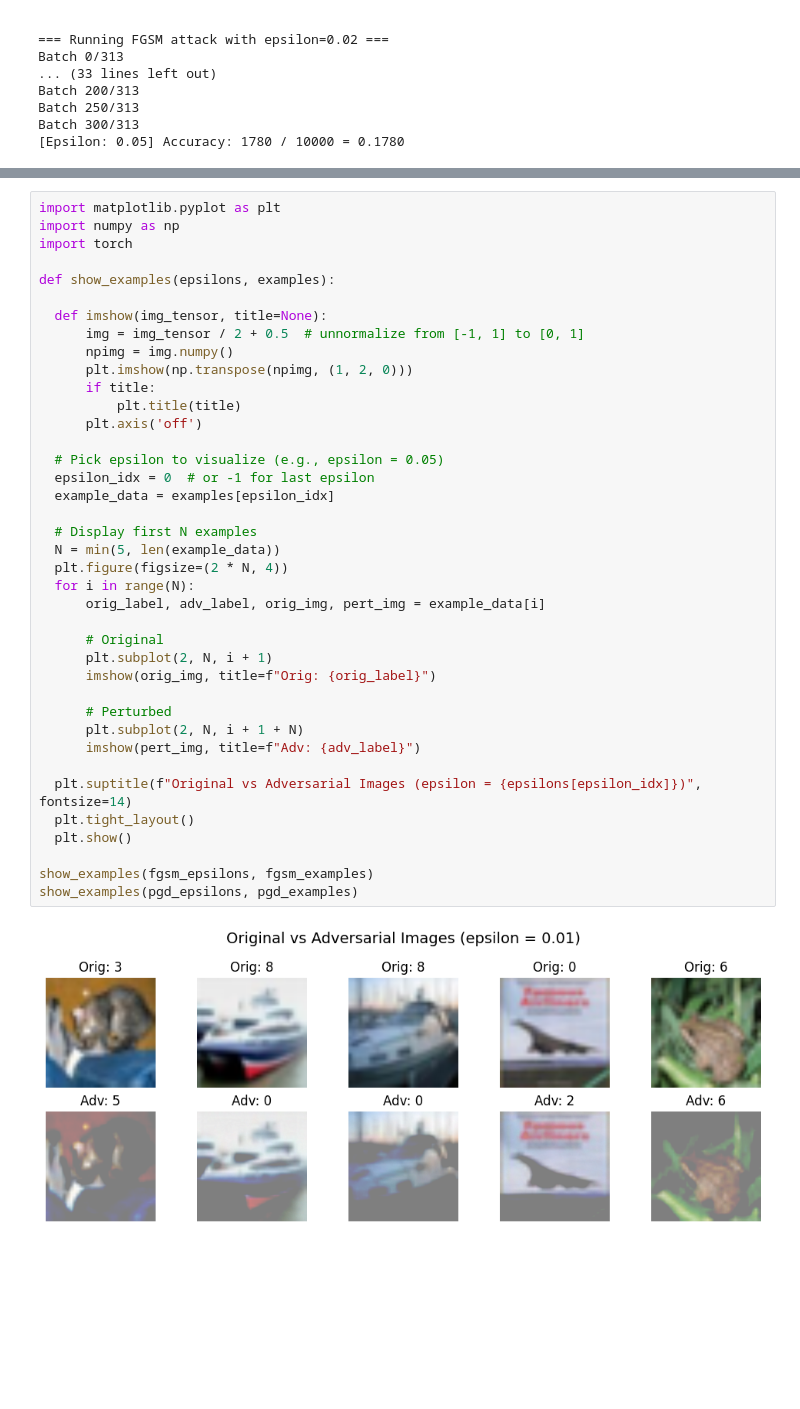
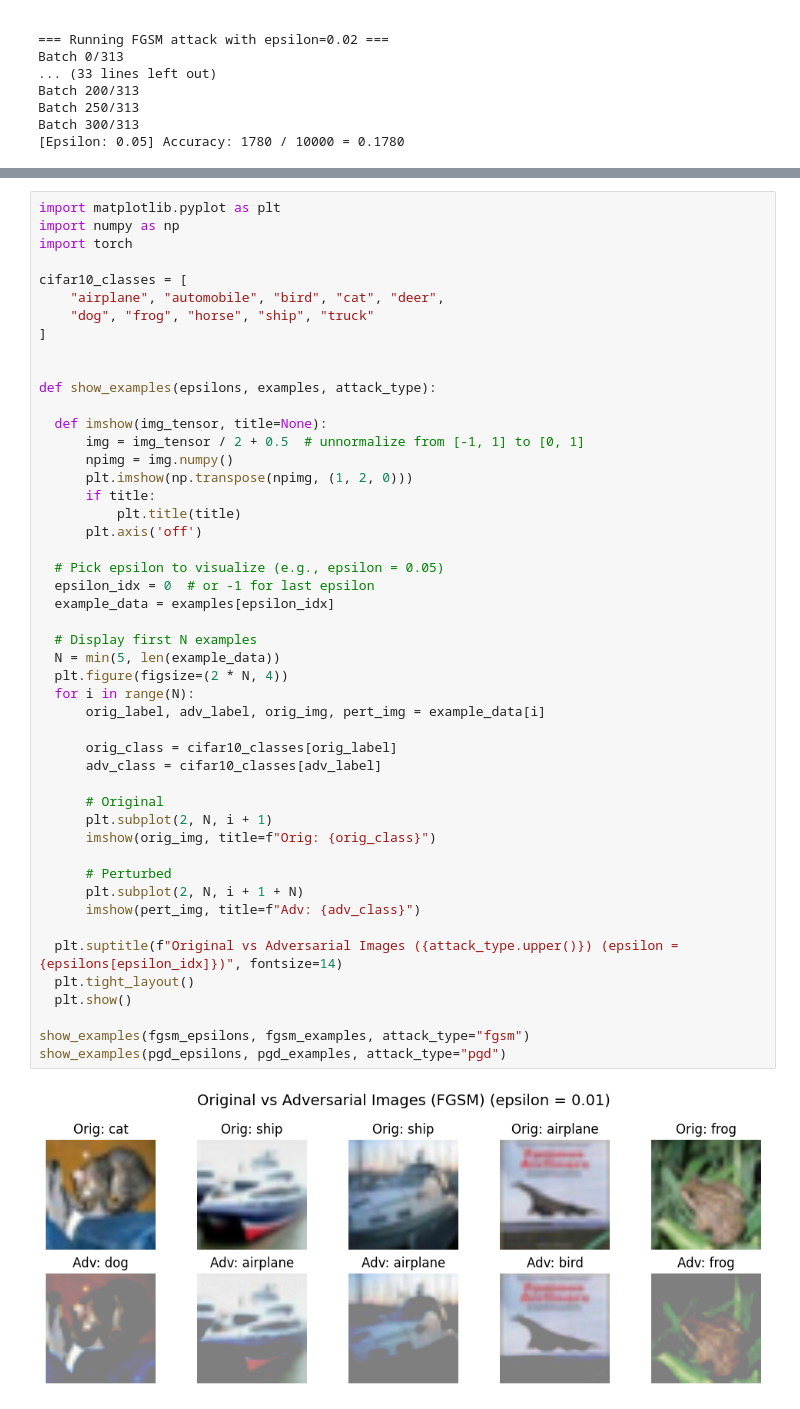
Before and after one commit to atharvakale343/682-final-project, a Jupyter notebook: experiments_cnns.ipynb, the cells around one changed output, grey strips where cells are left out. Cells and saved outputs as stored; diff of their text form; blank space fills up the shorter version.

```diff
--- a/experiments_cnns.ipynb
+++ b/experiments_cnns.ipynb
@@ -431,39 +447,48 @@ import matplotlib.pyplot as plt
 import numpy as np
 import torch
 
-def show_examples(epsilons, examples):
+cifar10_classes = [
+    "airplane", "automobile", "bird", "cat", "deer",
+    "dog", "frog", "horse", "ship", "truck"
+]
+
+
+def show_examples(epsilons, examples, attack_type):
 
   def imshow(img_tensor, title=None):
       img = img_tensor / 2 + 0.5  # unnormalize from [-1, 1] to [0, 1]
       npimg = img.numpy()
       plt.imshow(np.transpose(npimg, (1, 2, 0)))
       if title:
           plt.title(title)
       plt.axis('off')
 
   # Pick epsilon to visualize (e.g., epsilon = 0.05)
   epsilon_idx = 0  # or -1 for last epsilon
   example_data = examples[epsilon_idx]
 
   # Display first N examples
   N = min(5, len(example_data))
   plt.figure(figsize=(2 * N, 4))
   for i in range(N):
       orig_label, adv_label, orig_img, pert_img = example_data[i]
 
+      orig_class = cifar10_classes[orig_label]
+      adv_class = cifar10_classes[adv_label]
+
       # Original
       plt.subplot(2, N, i + 1)
-      imshow(orig_img, title=f"Orig: {orig_label}")
+      imshow(orig_img, title=f"Orig: {orig_class}")
 
       # Perturbed
       plt.subplot(2, N, i + 1 + N)
-      imshow(pert_img, title=f"Adv: {adv_label}")
+      imshow(pert_img, title=f"Adv: {adv_class}")
 
-  plt.suptitle(f"Original vs Adversarial Images (epsilon = {epsilons[epsilon_idx]})", fontsize=14)
+  plt.suptitle(f"Original vs Adversarial Images ({attack_type.upper()}) (epsilon = {epsilons[epsilon_idx]})", fontsize=14)
   plt.tight_layout()
   plt.show()
 
-show_examples(fgsm_epsilons, fgsm_examples)
-show_examples(pgd_epsilons, pgd_examples)
+show_examples(fgsm_epsilons, fgsm_examples, attack_type="fgsm")
+show_examples(pgd_epsilons, pgd_examples, attack_type="pgd")
 # %% [output]
-[figure, old version]
+[figure, new version]
```
Also changed, not shown: parts of 5 cells of this notebook.
